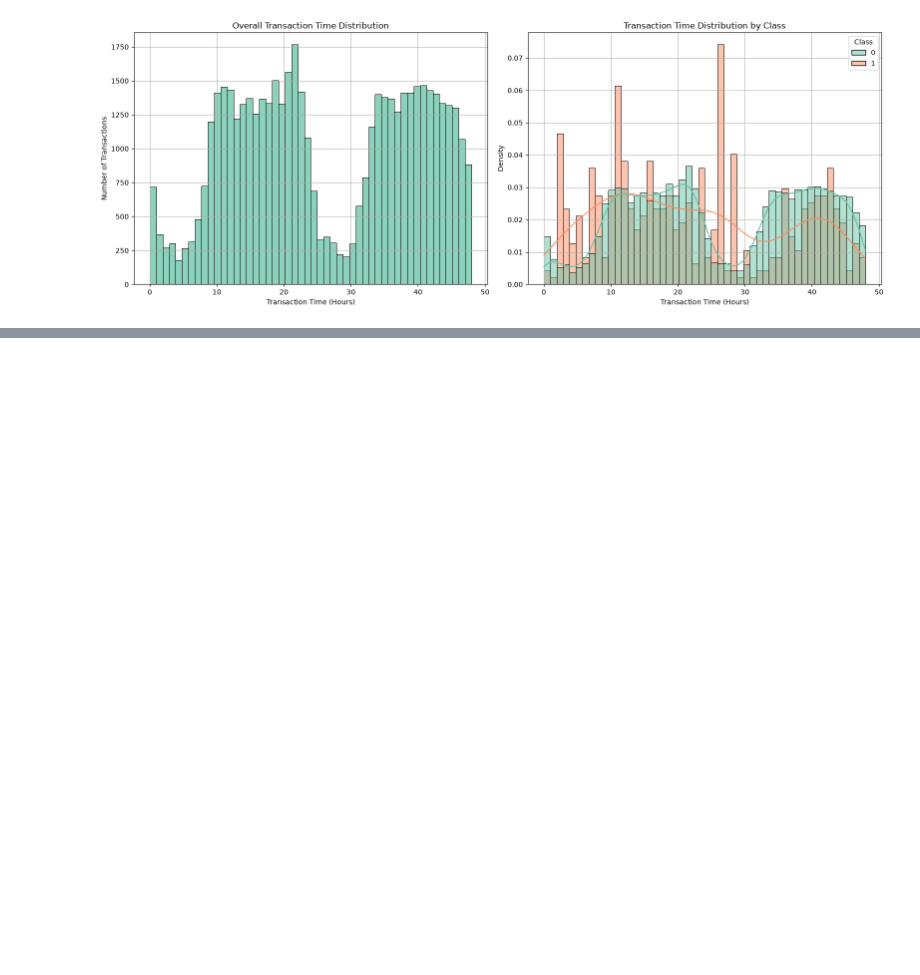
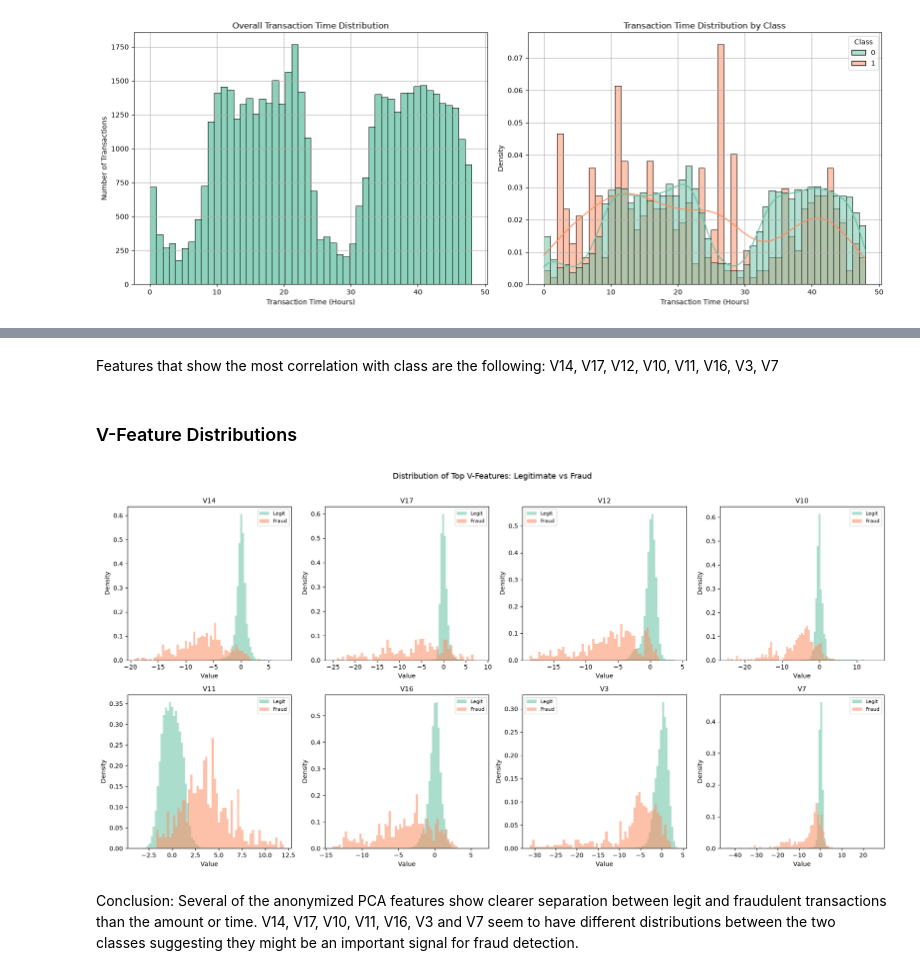
Before and after one commit to Elliotjkd1/fraud-detection-ml, a Jupyter notebook: eda.ipynb, the cells around one changed output, grey strips where cells are left out. Cells and saved outputs as stored; diff of their text form; code cells hidden in the pictures; blank space fills up the shorter version.

```diff
--- a/eda.ipynb
+++ b/eda.ipynb
@@ -185,0 +220,20 @@ plt.show()
+# %% [markdown]
+Features that show the most correlation with class are the following: V14, V17, V12, V10, V11, V16, V3, V7
+# %% [markdown]
+### V-Feature Distributions
+# %%
+top_8 = ["V14", "V17", "V12", "V10", "V11", "V16", "V3", "V7"]
+
+fig, axes = plt.subplots(2, 4, figsize=(18, 9))
+for ax, col in zip(axes.flatten(), top_8):
+    ax.hist(legit[col], bins=60, alpha=0.55,  color=sns.color_palette("Set2")[0], density=True, label="Legit")
+    ax.hist(fraud[col], bins=60, alpha=0.55,  color=sns.color_palette("Set2")[1], density=True, label="Fraud")
+    ax.set_title(col, fontsize=11)
+    ax.set_xlabel("Value"); ax.set_ylabel("Density")
+    ax.legend(fontsize=8)
+plt.suptitle("Distribution of Top V-Features: Legitimate vs Fraud", fontsize=13, y=1.01)
+plt.tight_layout(); plt.show()
+# %% [output]
+[figure, added]
+# %% [markdown]
+Conclusion: Several of the anonymized PCA features show clearer separation between legit and fraudulent transactions than the amount or time. V14, V17, V10, V11, V16, V3 and V7 seem to have different distributions between the two classes suggesting they might be an important signal for fraud detection.
```
Also changed, not shown: parts of 5 cells of this notebook.
